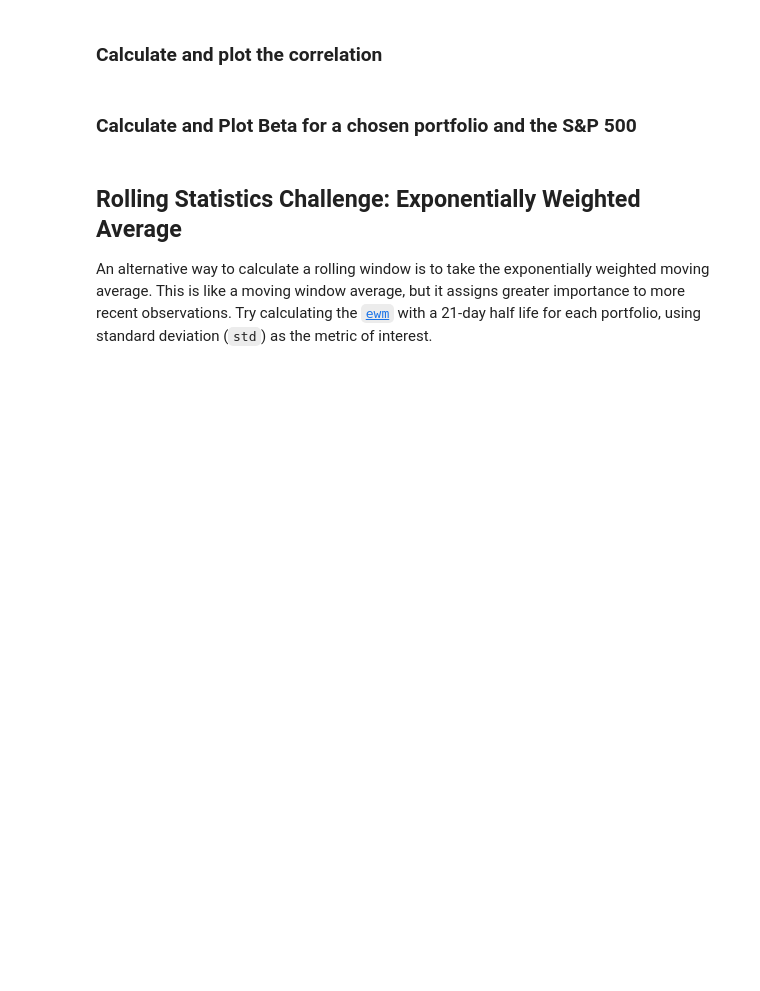
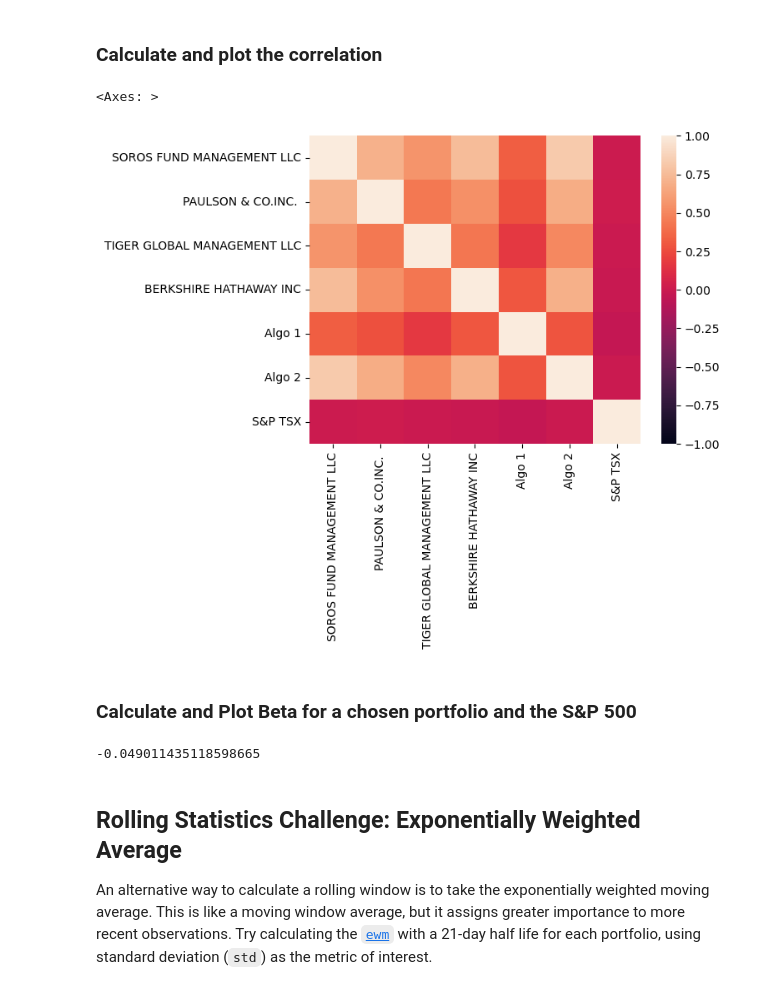
Before and after one commit to eyva19/Portfolio_perfomance_assessment, a Jupyter notebook: whale_analysis.ipynb, the cells around one changed output. Cells and saved outputs as stored; diff of their text form; code cells hidden in the pictures; blank space fills up the shorter version.

```diff
--- a/whale_analysis.ipynb
+++ b/whale_analysis.ipynb
@@ -327,18 +334,32 @@ Risk changes over time. Analyze the rolling statistics for Risk and Beta.
 ### Calculate and plot the correlation
 # %%
 # Calculate the correlation
+correlation = combined_df.corr()
+correlation
 
 # Display de correlation matrix
+sns.heatmap(correlation, vmin=-1, vmax=1)
+# %% [output]
+<Axes: >
+[figure, added]
 # %% [markdown]
 ### Calculate and Plot Beta for a chosen portfolio and the S&P 500
 # %%
 # Calculate covariance of a single portfolio
+covariance = algo_df['Algo 1'].cov(daily_df['S&P TSX'])
+covariance
 
 # Calculate variance of S&P 500
+variance = daily_df['S&P TSX'].var()
+variance
 
 # Computing beta
+beta = covariance / variance
+beta
 
 # Plot beta trend
+# %% [output]
+-0.049011435118598665
 # %% [markdown]
 ## Rolling Statistics Challenge: Exponentially Weighted Average
 
```
Also changed, not shown: parts of 2 cells of this notebook.
